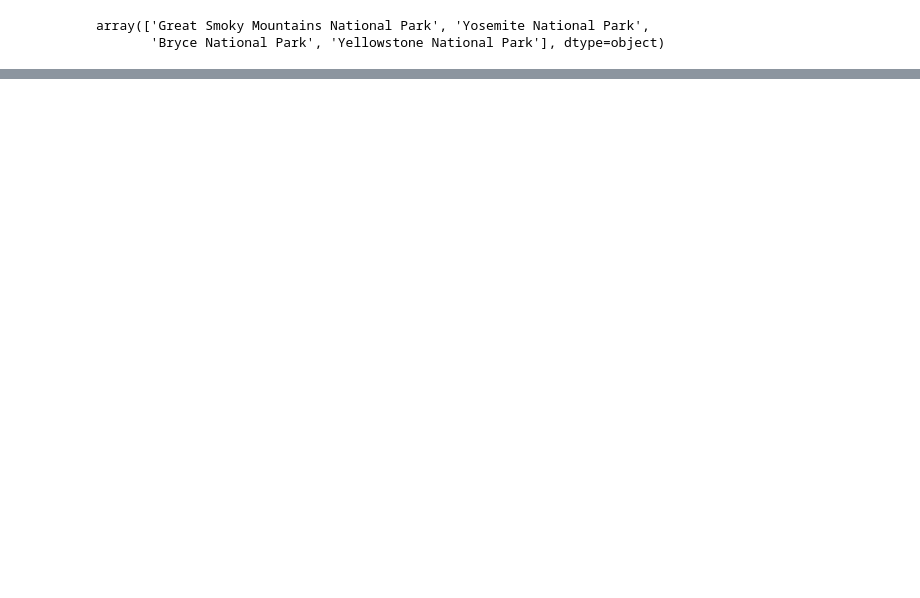
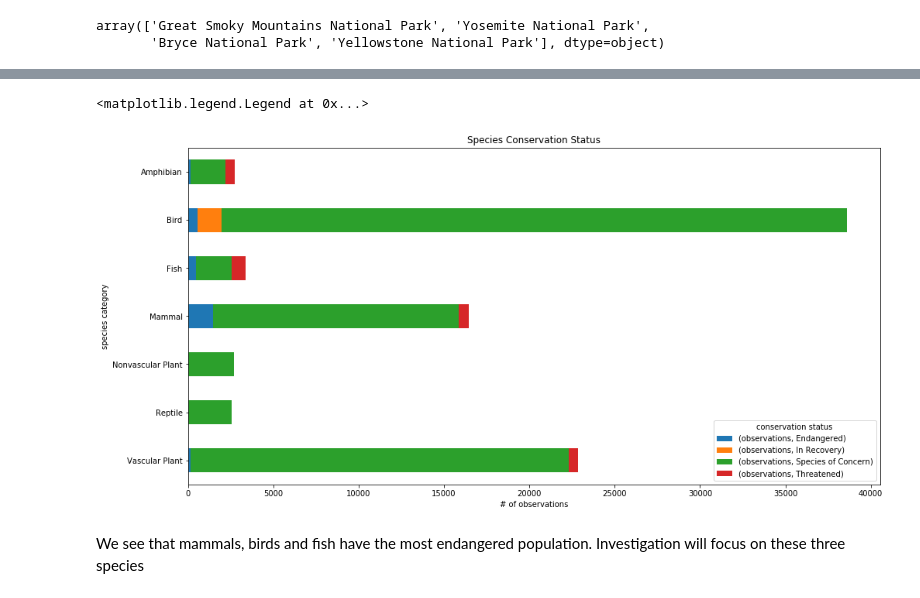
Before and after one commit to sauyeung92/Biodiversity_Capstone, a Jupyter notebook: biodiversity.ipynb, the cells around one changed output, grey strips where cells are left out. Drawn from its saved outputs; the diff is of its cells as text; code cells hidden in the pictures; blank space fills up the shorter version.

Commit message:
Complete data aggregation, sorting, and initial plotting

```diff
--- a/biodiversity.ipynb
+++ b/biodiversity.ipynb
@@ -82,0 +104,2 @@ array(['Not_Endangered', 'Species of Concern', 'Endangered', 'Threatened',
+# %%
+species_df = species_df.drop_duplicates(subset = ['scientific_name'])
@@ -116,0 +168,2 @@ array(['Great Smoky Mountains National Park', 'Yosemite National Park',
+# %%
+comb_df = pd.merge(obs_df, species_df, how = 'left', on = 'scientific_name' )
@@ -116,0 +209,7 @@ array(['Great Smoky Mountains National Park', 'Yosemite National Park',
+# %%
+comb_df = comb_df[comb_df.conservation_status != 'Not_Endangered']
+# %%
+pivot_comb_df = pd.pivot_table(comb_df, index = ['category'],\
+                              columns = ['conservation_status'],\
+                              values = ['observations'],\
+                             aggfunc = np.sum)
@@ -116,0 +229,13 @@ array(['Great Smoky Mountains National Park', 'Yosemite National Park',
+# %%
+ ax = pivot_comb_df.plot.barh(stacked = True, \
+                        figsize = [16,8], \
+                        title = 'Species Conservation Status')
+
+ax.invert_yaxis() #plots bar graph in descending order
+ax.set(xlabel = '# of observations', ylabel = 'species category')
+ax.legend(title = 'conservation status')
+# %% [output]
+<matplotlib.legend.Legend at 0x...>
+[figure, added]
+# %% [markdown]
+We see that mammals, birds and fish have the most endangered population. Investigation will focus on these three species
```
Also changed, not shown: parts of 34 cells of this notebook.
